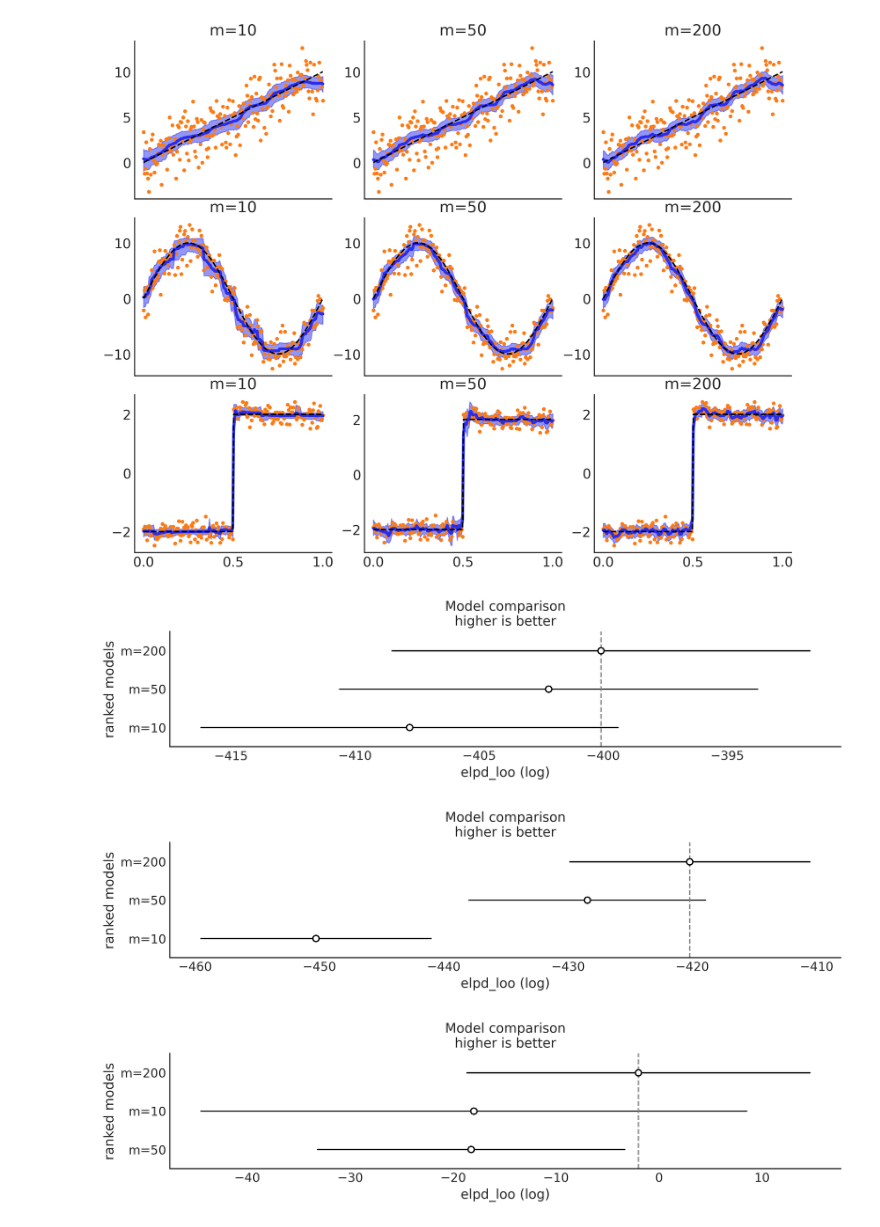
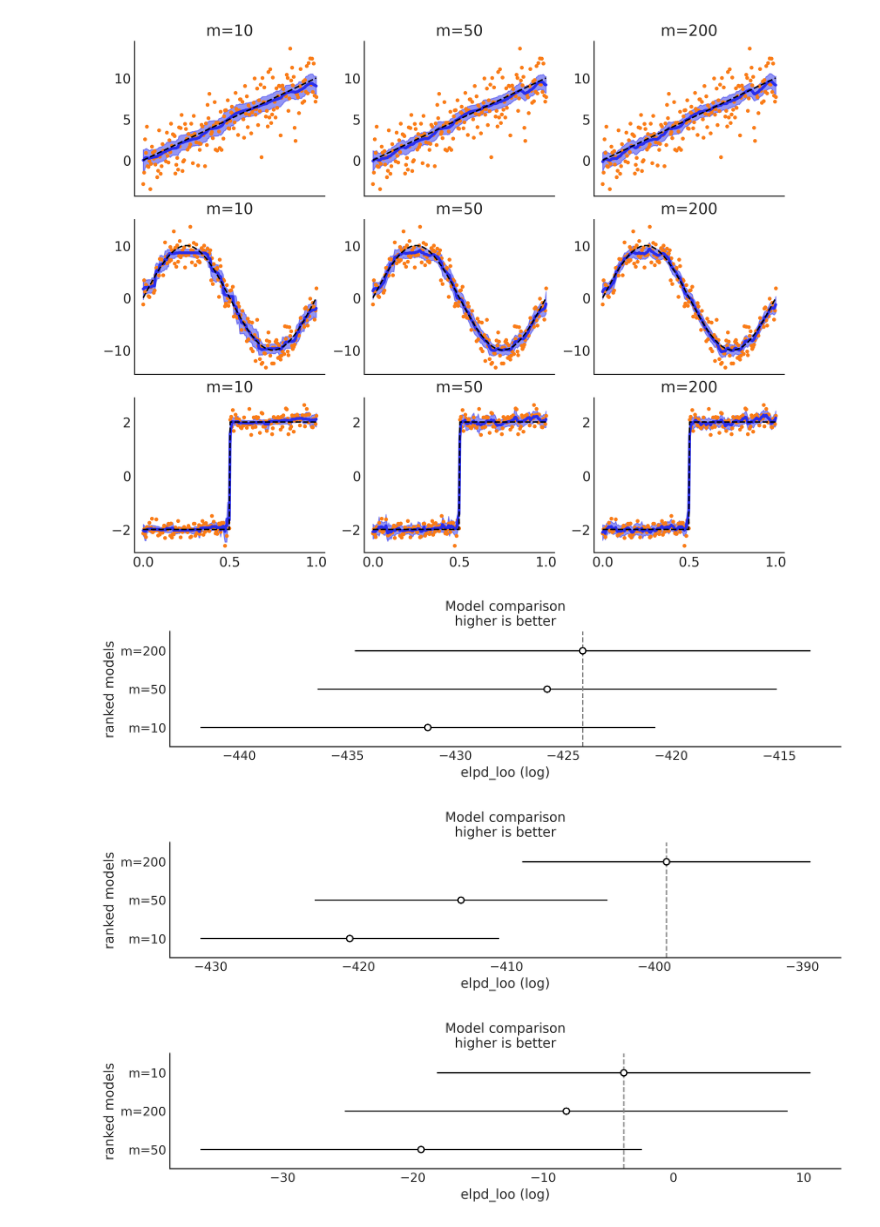
Before and after one commit to Grupo-de-modelado-probabilista/BART, a Jupyter notebook: experiments/simple_functions.ipynb, the cells around one changed output. Saved outputs shown, nothing was run; the diff lists cells and outputs as text; code cells hidden in the pictures.

Commit message:
update simple function example (#35)

```diff
--- a/experiments/simple_functions.ipynb
+++ b/experiments/simple_functions.ipynb
@@ -17,11 +17,11 @@ funcs = [
 ]
 # %%
 X_lin = np.linspace(0, 1, 200)
-Y_lin = rng.normal(funcs[0](X_lin), 2, size=200)
+Y_lin = np.random.normal(funcs[0](X_lin), 2, size=200)
 X_lin = X_lin[:, None]
 
 X_sin = np.linspace(0, 1, 200)
-Y_sin = rng.normal(funcs[1](X_sin), 2, size=200)
+Y_sin = np.random.normal(funcs[1](X_sin), 2, size=200)
 X_sin = X_sin[:, None]
 
 X_stp = np.linspace(0, 1, 200)
@@ -34,6 +34,7 @@ XS = [X_lin, X_sin, X_stp]
 YS = [Y_lin, Y_sin, Y_stp]
 # %%
 idatas = []
+m_trees = []
 for X, Y in zip(XS, YS):
     for m in [10, 50, 200]:
         with pm.Model() as functions:
@@ -42,6 +43,7 @@ for X, Y in zip(XS, YS):
             y = pm.Normal("y", μ, σ, observed=Y)
             idata = pm.sample(random_seed=RANDOM_SEED)
             idatas.append(idata)
+            m_trees.append(μ.owner.op.m)
 # %% [output]
 Multiprocess sampling (3 chains in 3 jobs)
 CompoundStep
@@ -84,23 +85,24 @@ CompoundStep
 # %%
 _, axes = plt.subplots(3, 3, figsize=(10, 8), sharex=True)
 
 
-for idata, ax, X, Y, f in zip(
+for idata, m, ax, X, Y, f in zip(
     idatas,
+    m_trees,
     np.ravel(axes),
     np.repeat(XS, 3, 0),
     np.repeat(YS, 3, 0),
     np.repeat(funcs, 3),
 ):
     mean = idata.posterior["μ"].mean(dim=["draw", "chain"])
     ax.plot(X[:, 0], mean, lw=3)
     az.plot_hdi(X[:, 0], idata.posterior["μ"], color="C0", smooth=False, ax=ax)
     ax.plot(X[:, 0], Y, ".", zorder=1)
     ax.plot(X[:, 0], f(X), "k--")
-    ax.set_title(f"m={len(idata.sample_stats.bart_trees_dim_0)}")
-    plt.savefig("step_function.png")
+    ax.set_title(f"{m=}")
+    plt.savefig("simple_function.png")
 # %% [output]
-[figure, old version]
+[figure, new version]
 # %%
 cmp = az.compare(dict(zip(["m=10", "m=50", "m=200"], idatas[:3])))
 ax = az.plot_compare(
@@ -108,7 +110,7 @@ ax = az.plot_compare(
 )
 plt.savefig("LOO_lin.png")
 # %% [output]
-[figure, old version]
+[figure, new version]
 # %%
 cmp = az.compare(dict(zip(["m=10", "m=50", "m=200"], idatas[3:6])))
 ax = az.plot_compare(
@@ -116,7 +118,7 @@ ax = az.plot_compare(
 )
 plt.savefig("LOO_sin.png")
 # %% [output]
-[figure, old version]
+[figure, new version]
 # %%
 cmp = az.compare(dict(zip(["m=10", "m=50", "m=200"], idatas[6:])))
 ax = az.plot_compare(
@@ -124,4 +126,4 @@ ax = az.plot_compare(
 )
 plt.savefig("LOO_stp.png")
 # %% [output]
-[figure, old version]
+[figure, new version]
```
Also changed, not shown: parts of 2 cells of this notebook, 1 other file.
